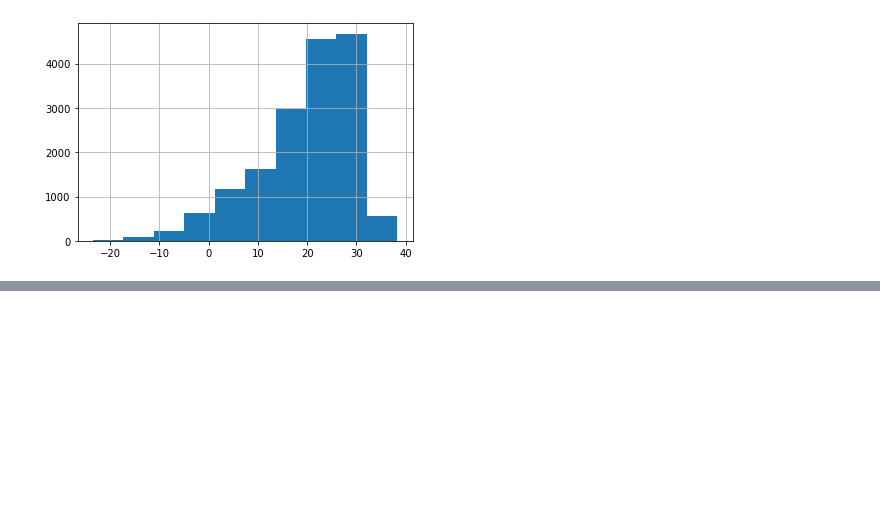
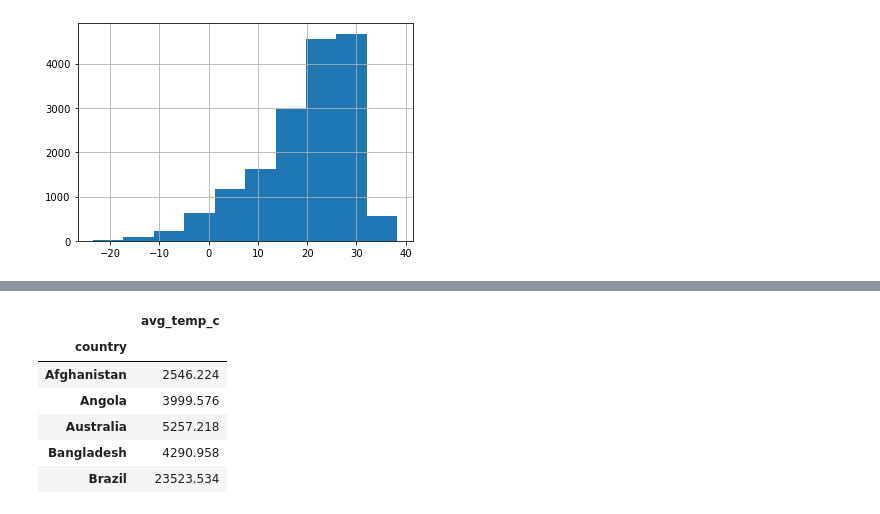
Before and after one commit to flyin01/dc, a Jupyter notebook: data_manipulation_w_pandas.ipynb, the cells around one changed output, grey strips where cells are left out. Drawn from its saved outputs; the diff is of its cells as text; code cells hidden in the pictures; blank space fills up the shorter version.

```diff
--- a/data_manipulation_w_pandas.ipynb
+++ b/data_manipulation_w_pandas.ipynb
@@ -2361,0 +2471,14 @@ TBD
+# %%
+# From previous we have the follwing data frame, for each country select avg_temp_c and sum up
+temperatures_totals = temperatures.groupby("country")[["avg_temp_c"]].sum()
+
+# print out the results
+temperatures_totals.head()
+# %% [output]
+|  | avg_temp_c |
+| country |  |
+| Afghanistan | 2546.224 |
+| Angola | 3999.576 |
+| Australia | 5257.218 |
+| Bangladesh | 4290.958 |
+| Brazil | 23523.534 |
```
Also changed, not shown: parts of 14 cells of this notebook.
